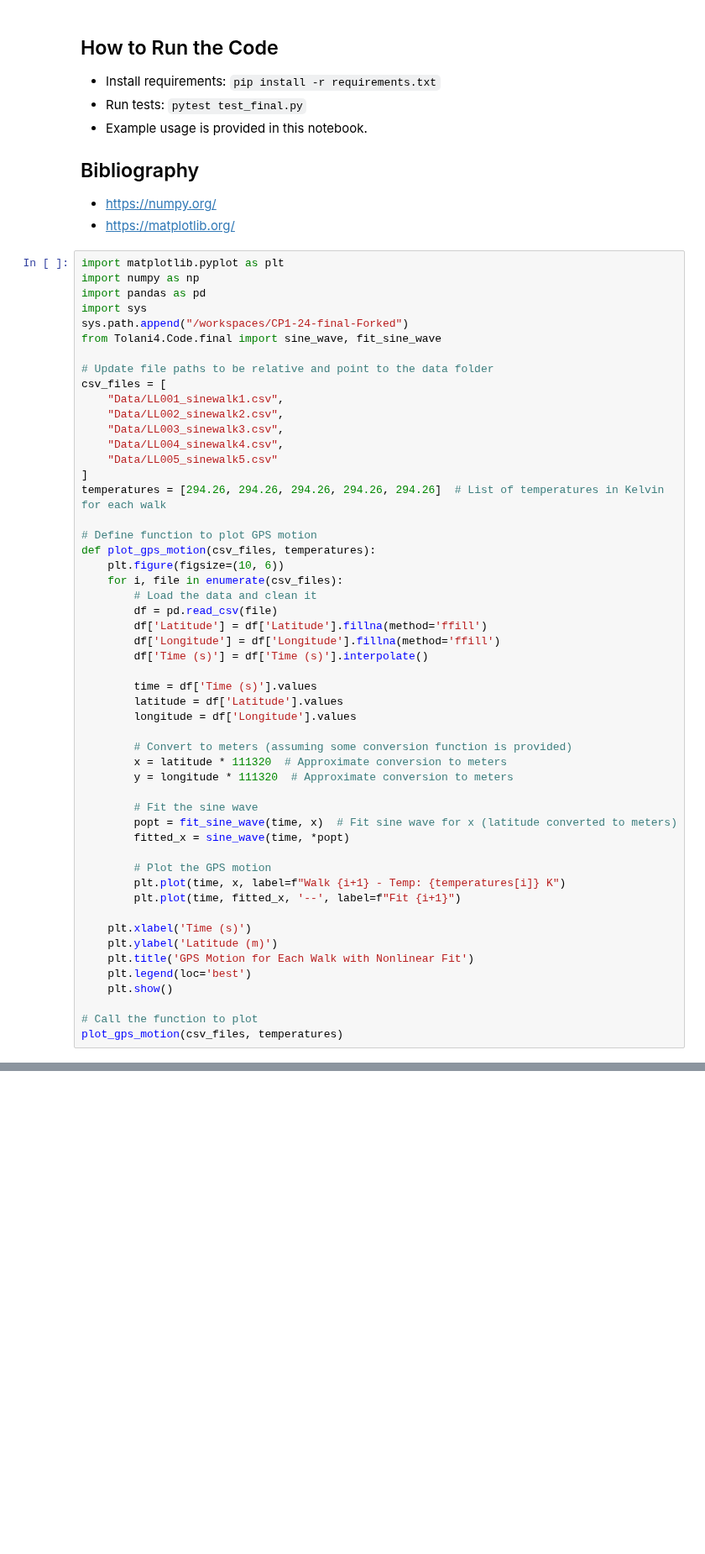
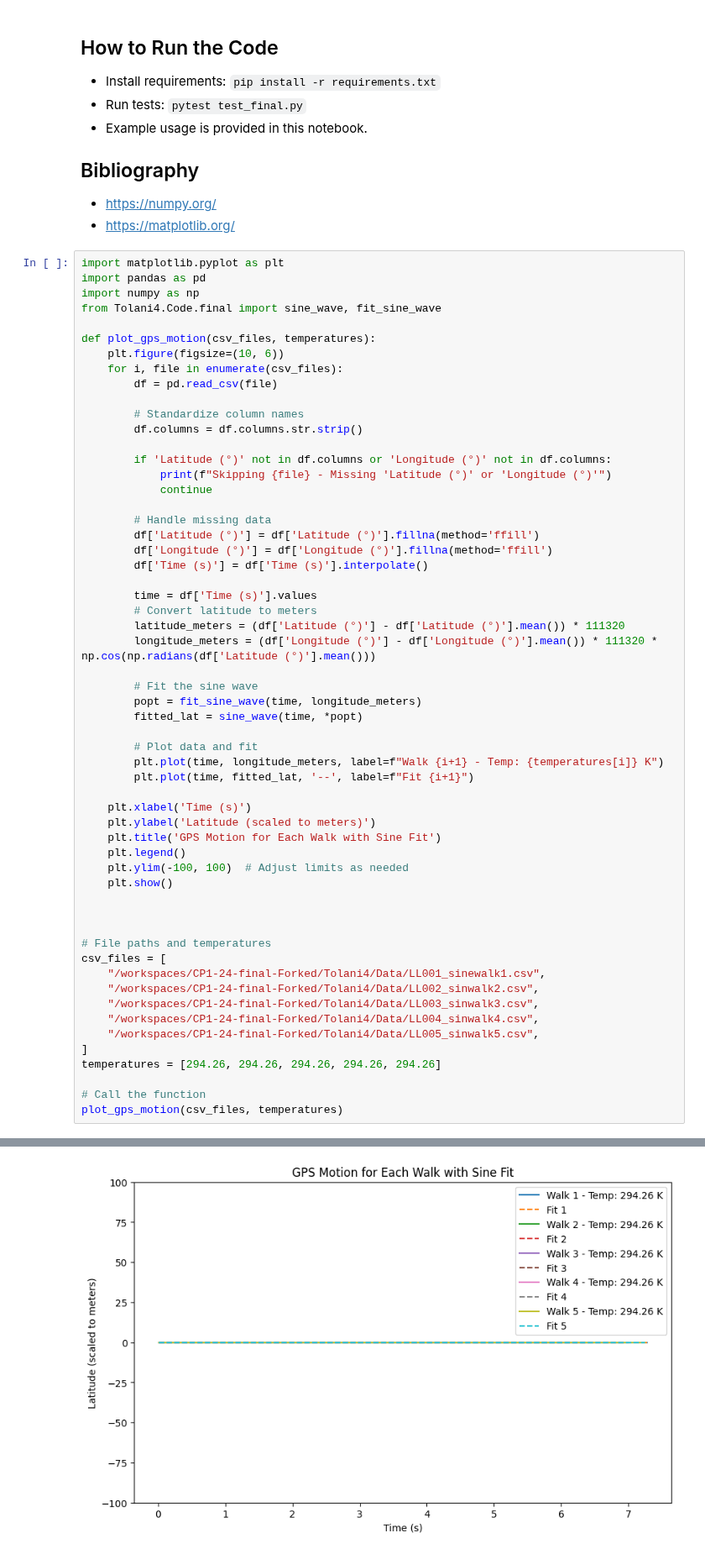
Before and after one commit to ubsuny/CP1-24-final, a Jupyter notebook: Tolani4/Documentation/final.ipynb, the cells around one changed output, grey strips where cells are left out. Shown at 84% size. Cells and saved outputs as stored; diff of their text form; blank space fills up the shorter version.

```diff
--- a/Tolani4/Documentation/final.ipynb
+++ b/Tolani4/Documentation/final.ipynb
@@ -9,54 +9,59 @@
 - https://matplotlib.org/
 # %%
 import matplotlib.pyplot as plt
+import pandas as pd
 import numpy as np
-import pandas as pd
-import sys
-sys.path.append("/workspaces/CP1-24-final-Forked")
 from Tolani4.Code.final import sine_wave, fit_sine_wave
 
-# Update file paths to be relative and point to the data folder
-csv_files = [
-    "Data/LL001_sinewalk1.csv",
-    "Data/LL002_sinewalk2.csv",
-    "Data/LL003_sinewalk3.csv",
-    "Data/LL004_sinewalk4.csv",
-    "Data/LL005_sinewalk5.csv"
-]
-temperatures = [294.26, 294.26, 294.26, 294.26, 294.26]  # List of temperatures in Kelvin for each walk
-
-# Define function to plot GPS motion
 def plot_gps_motion(csv_files, temperatures):
     plt.figure(figsize=(10, 6))
     for i, file in enumerate(csv_files):
-        # Load the data and clean it
         df = pd.read_csv(file)
-        df['Latitude'] = df['Latitude'].fillna(method='ffill')
-        df['Longitude'] = df['Longitude'].fillna(method='ffill')
+
+        # Standardize column names
+        df.columns = df.columns.str.strip()
+
+        if 'Latitude (°)' not in df.columns or 'Longitude (°)' not in df.columns:
+            print(f"Skipping {file} - Missing 'Latitude (°)' or 'Longitude (°)'")
+            continue
+
+        # Handle missing data
+        df['Latitude (°)'] = df['Latitude (°)'].fillna(method='ffill')
+        df['Longitude (°)'] = df['Longitude (°)'].fillna(method='ffill')
         df['Time (s)'] = df['Time (s)'].interpolate()
 
         time = df['Time (s)'].values
-        latitude = df['Latitude'].values
-        longitude = df['Longitude'].values
-
-        # Convert to meters (assuming some conversion function is provided)
-        x = latitude * 111320  # Approximate conversion to meters
-        y = longitude * 111320  # Approximate conversion to meters
+        # Convert latitude to meters
+        latitude_meters = (df['Latitude (°)'] - df['Latitude (°)'].mean()) * 111320
+        longitude_meters = (df['Longitude (°)'] - df['Longitude (°)'].mean()) * 111320 * np.cos(np.radians(df['Latitude (°)'].mean()))
 
         # Fit the sine wave
-        popt = fit_sine_wave(time, x)  # Fit sine wave for x (latitude converted to meters)
-        fitted_x = sine_wave(time, *popt)
+        popt = fit_sine_wave(time, longitude_meters)
+        fitted_lat = sine_wave(time, *popt)
 
-        # Plot the GPS motion
-        plt.plot(time, x, label=f"Walk {i+1} - Temp: {temperatures[i]} K")
-        plt.plot(time, fitted_x, '--', label=f"Fit {i+1}")
+        # Plot data and fit
+        plt.plot(time, longitude_meters, label=f"Walk {i+1} - Temp: {temperatures[i]} K")
+        plt.plot(time, fitted_lat, '--', label=f"Fit {i+1}")
 
     plt.xlabel('Time (s)')
-    plt.ylabel('Latitude (m)')
-    plt.title('GPS Motion for Each Walk with Nonlinear Fit')
-    plt.legend(loc='best')
+    plt.ylabel('Latitude (scaled to meters)')
+    plt.title('GPS Motion for Each Walk with Sine Fit')
+    plt.legend()
+    plt.ylim(-100, 100)  # Adjust limits as needed
     plt.show()
 
-# Call the function to plot
+
+
+# File paths and temperatures
+csv_files = [
+    "/workspaces/CP1-24-final-Forked/Tolani4/Data/LL001_sinewalk1.csv",
+    "/workspaces/CP1-24-final-Forked/Tolani4/Data/LL002_sinwalk2.csv",
+    "/workspaces/CP1-24-final-Forked/Tolani4/Data/LL003_sinwalk3.csv",
+    "/workspaces/CP1-24-final-Forked/Tolani4/Data/LL004_sinwalk4.csv",
+    "/workspaces/CP1-24-final-Forked/Tolani4/Data/LL005_sinwalk5.csv",
+]
+temperatures = [294.26, 294.26, 294.26, 294.26, 294.26]
+
+# Call the function
 plot_gps_motion(csv_files, temperatures)
 # %% [output]
@@ -64,0 +68 @@ FileNotFoundError: [Errno 2] No such file or directory: 'Data/LL001_sinewalk1.cs
+[figure, added]
```
Also changed, not shown: parts of 1 cell of this notebook, 6 other files.
